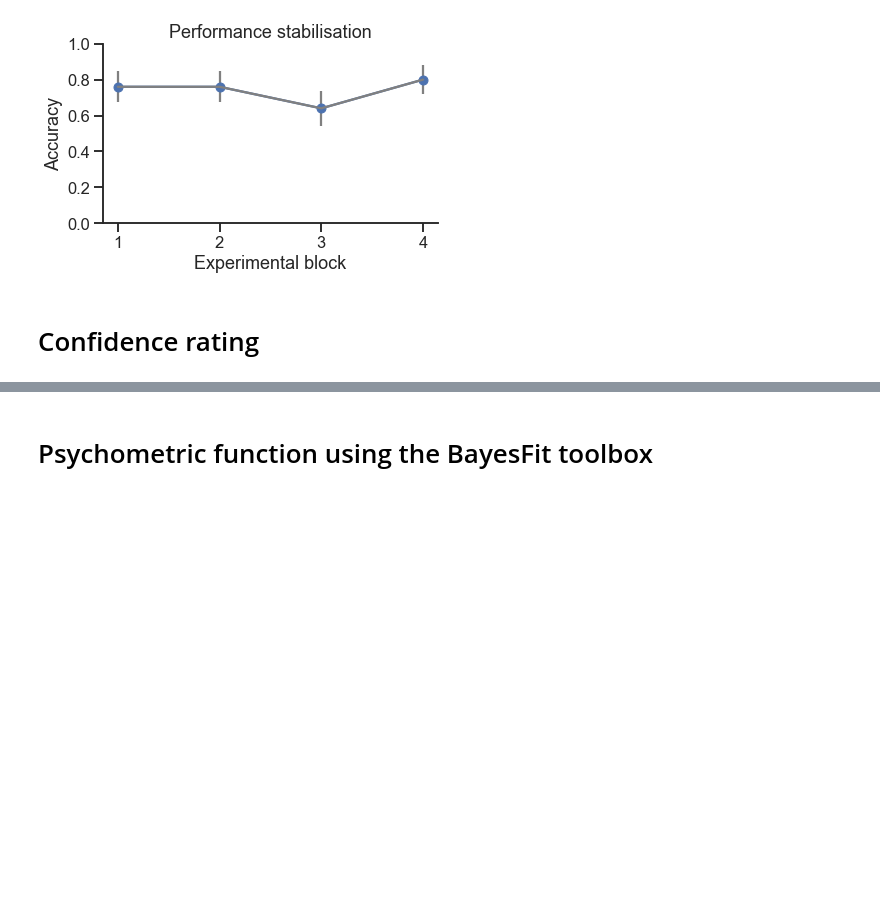
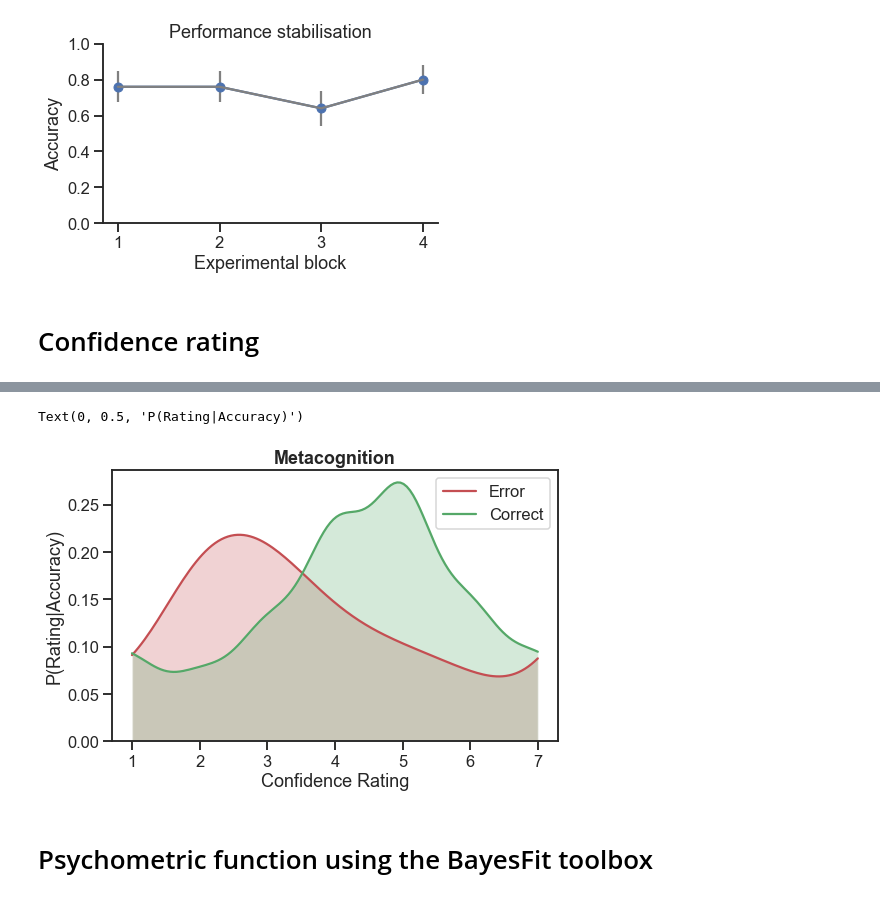
Before and after one commit to embodied-computation-group/Cardioception, a Jupyter notebook: cardioception/Analyses/Analyses.ipynb, the cells around one changed output, grey strips where cells are left out. Cells and saved outputs as stored; diff of their text form; code cells hidden in the pictures; blank space fills up the shorter version.

Commit message:
Fixed confidence legend

```diff
--- a/cardioception/Analyses/Analyses.ipynb
+++ b/cardioception/Analyses/Analyses.ipynb
@@ -105,3 +137,17 @@ plt.savefig('confidence2.png', dpi=600)
+# %%
+errConf = results_df.Confidence[results_df.Accuracy == 0]
+corrConf = results_df.Confidence[results_df.Accuracy == 1]
+
+
+plt.figure(figsize = (8,5))
+sns.kdeplot(errConf, shade = True, label = 'Error', color = 'r', cut = 0)
+sns.kdeplot(corrConf, shade = True, label = 'Correct', color = 'g', cut = 0)
+plt.title('Metacognition', fontweight = 'bold')
+plt.xlabel('Confidence Rating')
+plt.ylabel('P(Rating|Accuracy)')
+# %% [output]
+Text(0, 0.5, 'P(Rating|Accuracy)')
+[figure, added]
 # %% [markdown]
 # Psychometric function using the BayesFit toolbox
 # %% [markdown]
```
Also changed, not shown: parts of 6 cells of this notebook, 8 other files.
